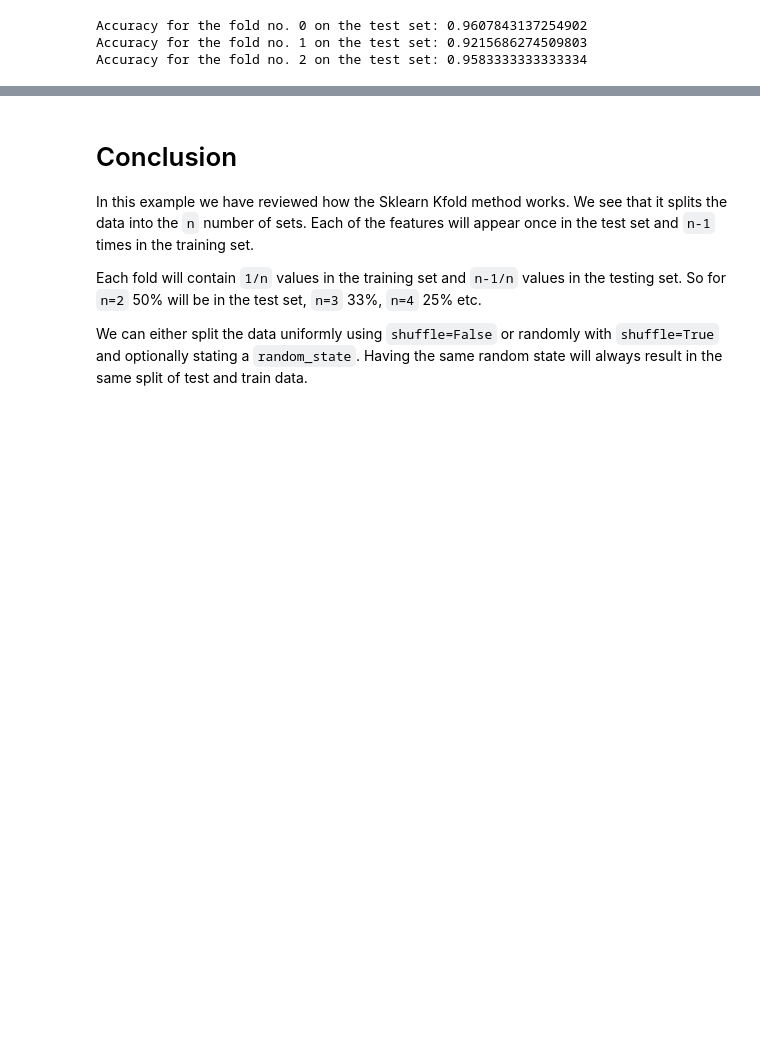
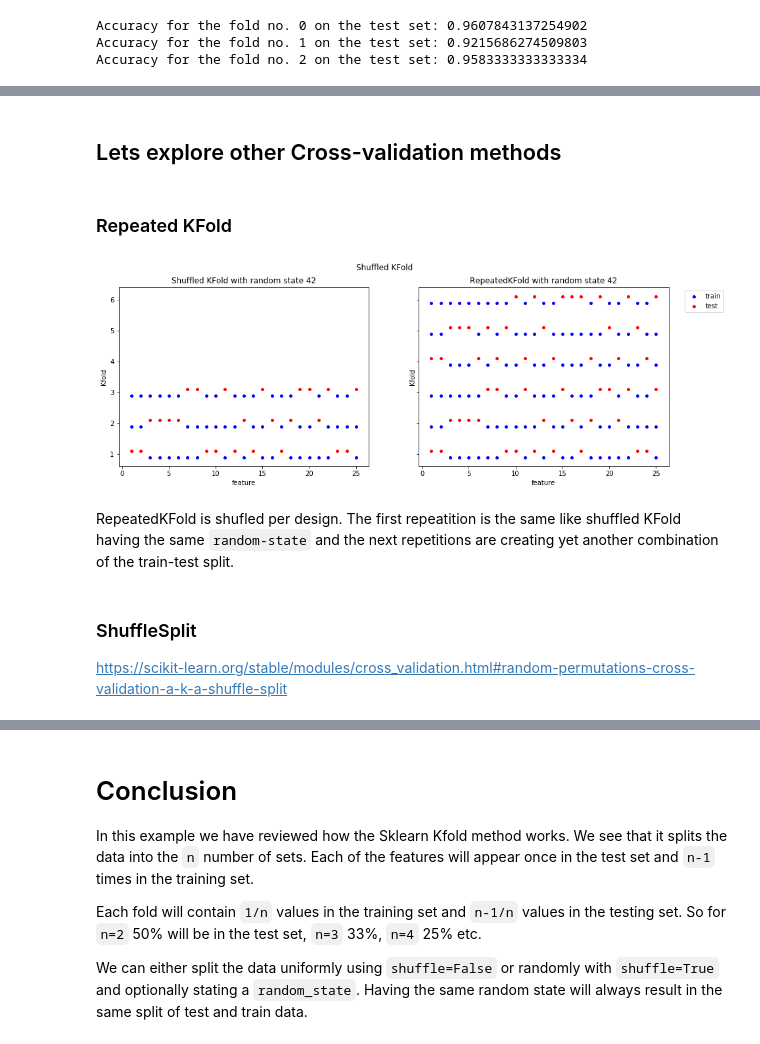
Before and after one commit to vaasha/Machine-leaning-in-examples, a Jupyter notebook: sklearn/cross-validation/Cross Validation.ipynb, the cells around one changed output, grey strips where cells are left out. Drawn from its saved outputs; the diff is of its cells as text; code cells hidden in the pictures; blank space fills up the shorter version.

```diff
--- a/sklearn/cross-validation/Cross Validation.ipynb
+++ b/sklearn/cross-validation/Cross Validation.ipynb
@@ -336,0 +412,36 @@ Accuracy for the fold no. 2 on the test set: 0.9583333333333334
+# %% [markdown]
+## Lets explore other Cross-validation methods
+# %% [markdown]
+### Repeated KFold
+# %%
+from sklearn.model_selection import RepeatedKFold
+
+kf42 = KFold(n_splits=3, shuffle=True, random_state=42)
+krf42 = RepeatedKFold(n_splits=3, n_repeats=2, random_state=42)
+# %%
+train42, test42 = kfoldize(kf42,rn)
+train123, test123 = kfoldize(krf42,rn)
+#train123_2, test123_2 = kfoldize(kf123,rn,shift=.25)
+
+fig,ax = plt.subplots(1,2, figsize=(15,5), sharey=True)
+ax[0].scatter(x="x",y="val",c="b",label="train",s=15,data=train42)
+ax[0].scatter(x="x",y="val",c="r",label="test",s=15,data=test42)
+ax[1].scatter(x="x",y="val",c="b",label="train",s=15,data=train123)
+ax[1].scatter(x="x",y="val",c="r",label="test",s=15,data=test123)
+#ax[1].scatter(x="x",y="val",c="k",label="test second run",s=15,data=test123_2)
+ax[0].set_ylabel("Kfold")
+ax[0].set_xlabel("feature")
+ax[0].set_title("Shuffled KFold with random state 42")
+ax[1].set_ylabel("Kfold")
+ax[1].set_xlabel("feature")
+ax[1].set_title("RepeatedKFold with random state 42")
+plt.suptitle("Shuffled KFold")
+plt.legend(bbox_to_anchor=(1.05, 1))
+plt.show()
+# %% [output]
+[figure, added]
+# %% [markdown]
+RepeatedKFold is shufled per design. The first repeatition is the same like shuffled KFold having the same `random-state` and the next repetitions are creating yet another combination of the train-test split.
+# %% [markdown]
+### ShuffleSplit
+https://scikit-learn.org/stable/modules/cross_validation.html#random-permutations-cross-validation-a-k-a-shuffle-split
```
Also changed, not shown: parts of 26 cells of this notebook.
